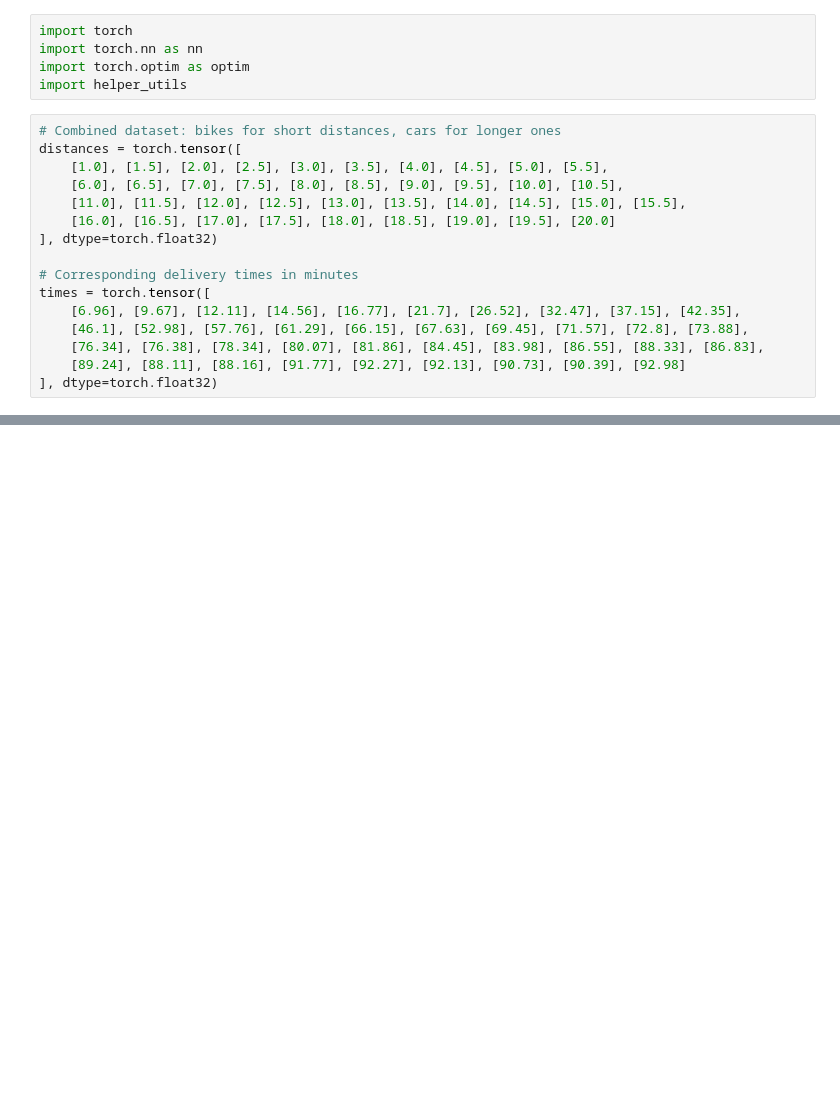
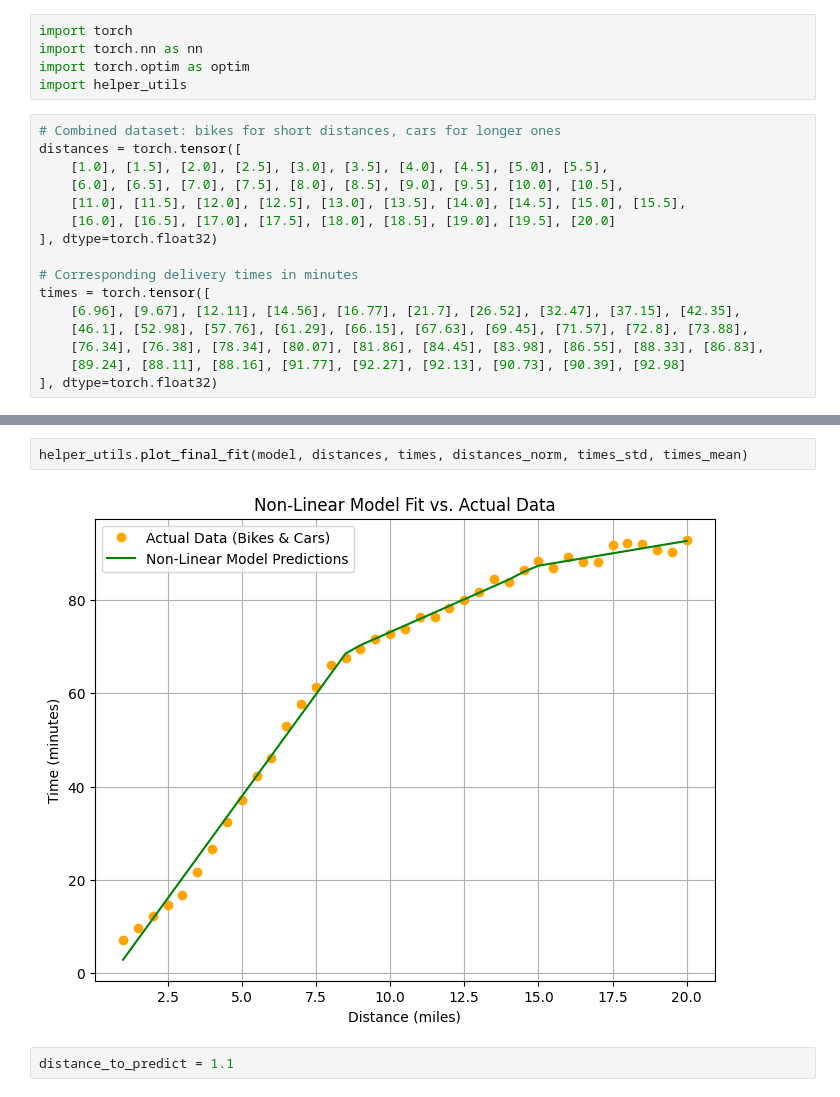
Before and after one commit to aloysathekge/machine_learning, a Jupyter notebook: pytorch/c1_m1_lab2_activations.ipynb, the cells around one changed output, grey strips where cells are left out. Cells and saved outputs as stored; diff of their text form; blank space fills up the shorter version.

```diff
--- a/pytorch/c1_m1_lab2_activations.ipynb
+++ b/pytorch/c1_m1_lab2_activations.ipynb
@@ -25,0 +94,6 @@ AttributeError: module 'helper_utils' has no attribute 'plot_data'
+# %%
+helper_utils.plot_final_fit(model, distances, times, distances_norm, times_std, times_mean)
+# %% [output]
+[figure, added]
+# %%
+distance_to_predict = 1.1
```
Also changed, not shown: parts of 7 cells of this notebook.
